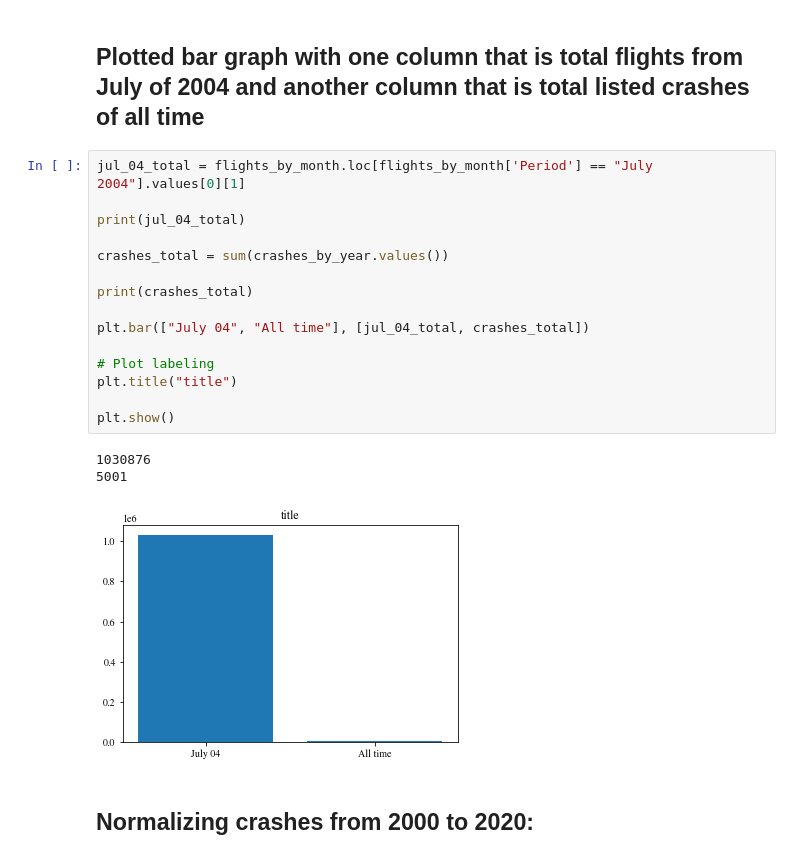
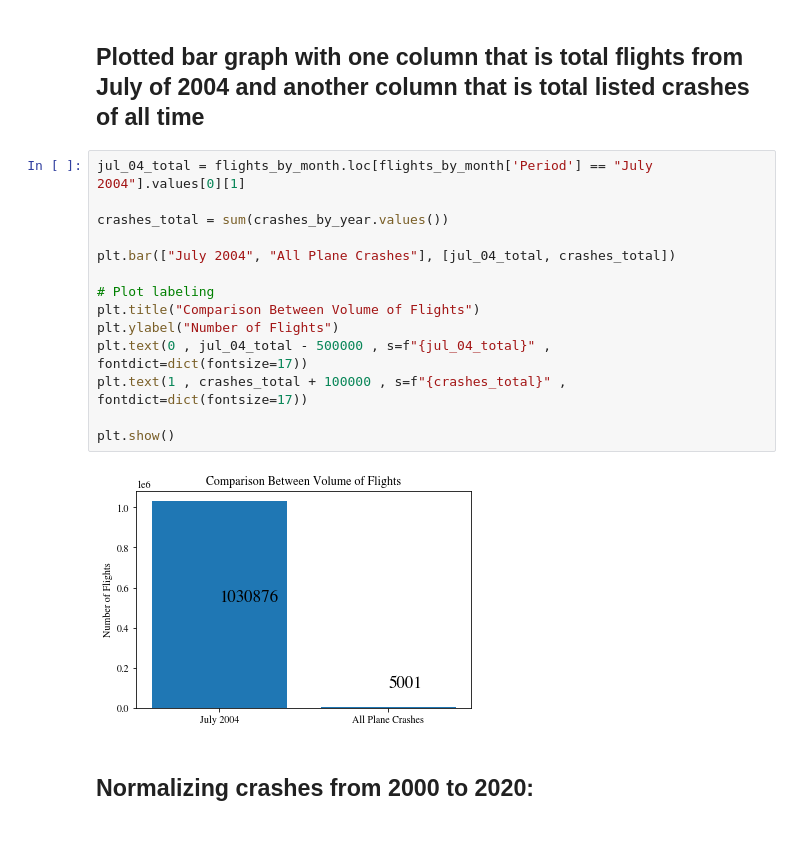
Before and after one commit to bgrantBoards/midterm-keanu-ben, a Jupyter notebook: notebook.ipynb, the cells around one changed output. Cells and saved outputs as stored; diff of their text form.

Commit message:
updated notebook with more data analysis and visualizations

```diff
--- a/notebook.ipynb
+++ b/notebook.ipynb
@@ -126,22 +124,19 @@ for _, flight in flights_by_month.iterrows():
 # %%
 jul_04_total = flights_by_month.loc[flights_by_month['Period'] == "July 2004"].values[0][1]
 
-print(jul_04_total)
-
 crashes_total = sum(crashes_by_year.values())
 
-print(crashes_total)
-
-plt.bar(["July 04", "All time"], [jul_04_total, crashes_total])
+plt.bar(["July 2004", "All Plane Crashes"], [jul_04_total, crashes_total])
 
 # Plot labeling
-plt.title("title")
+plt.title("Comparison Between Volume of Flights")
+plt.ylabel("Number of Flights")
+plt.text(0 , jul_04_total - 500000 , s=f"{jul_04_total}" , fontdict=dict(fontsize=17))
+plt.text(1 , crashes_total + 100000 , s=f"{crashes_total}" , fontdict=dict(fontsize=17))
 
 plt.show()
 # %% [output]
-1030876
-5001
-[figure, old version]
+[figure, new version]
 # %% [markdown]
 ## Normalizing crashes from 2000 to 2020:
 # %%
```
Also changed, not shown: parts of 5 cells of this notebook.
